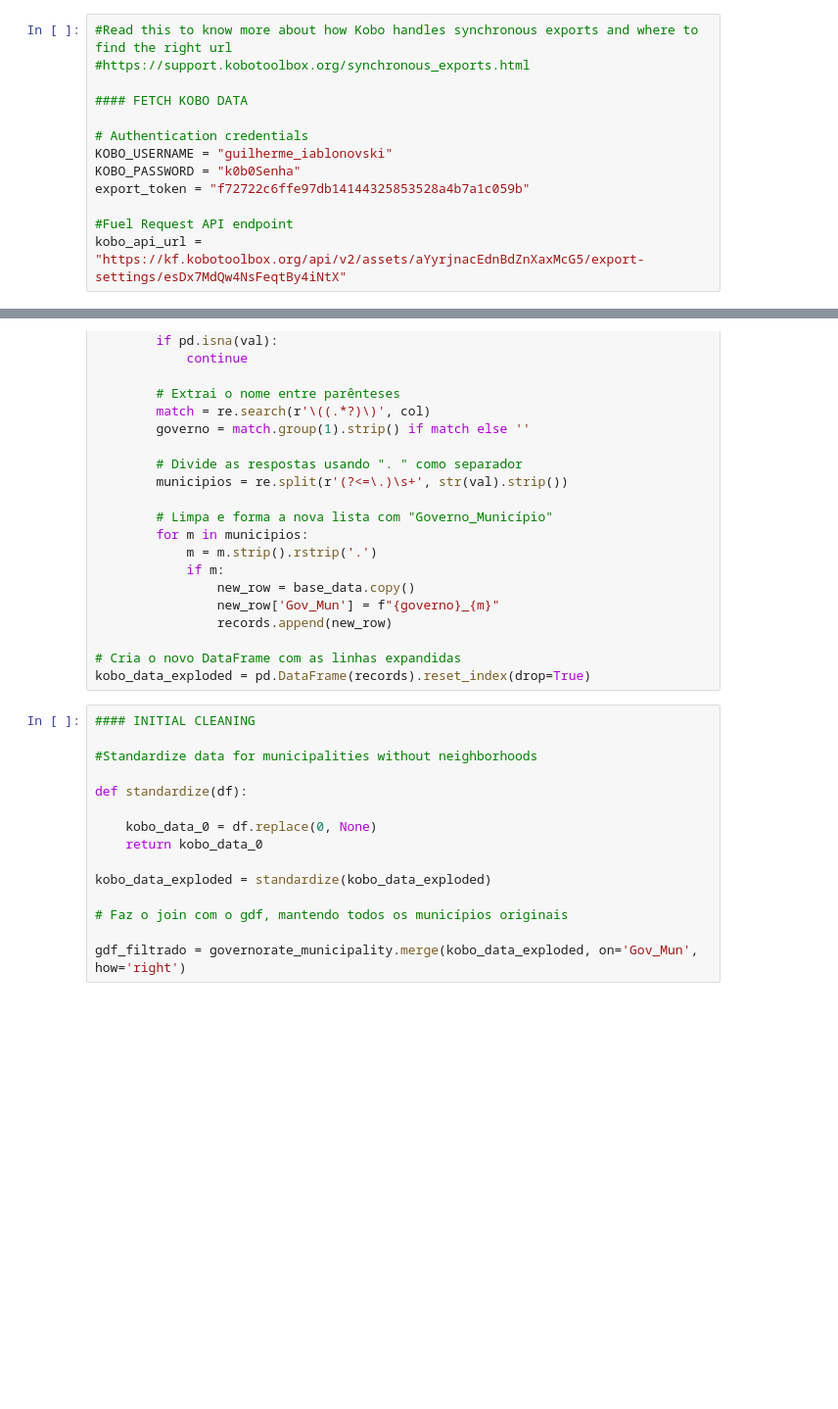
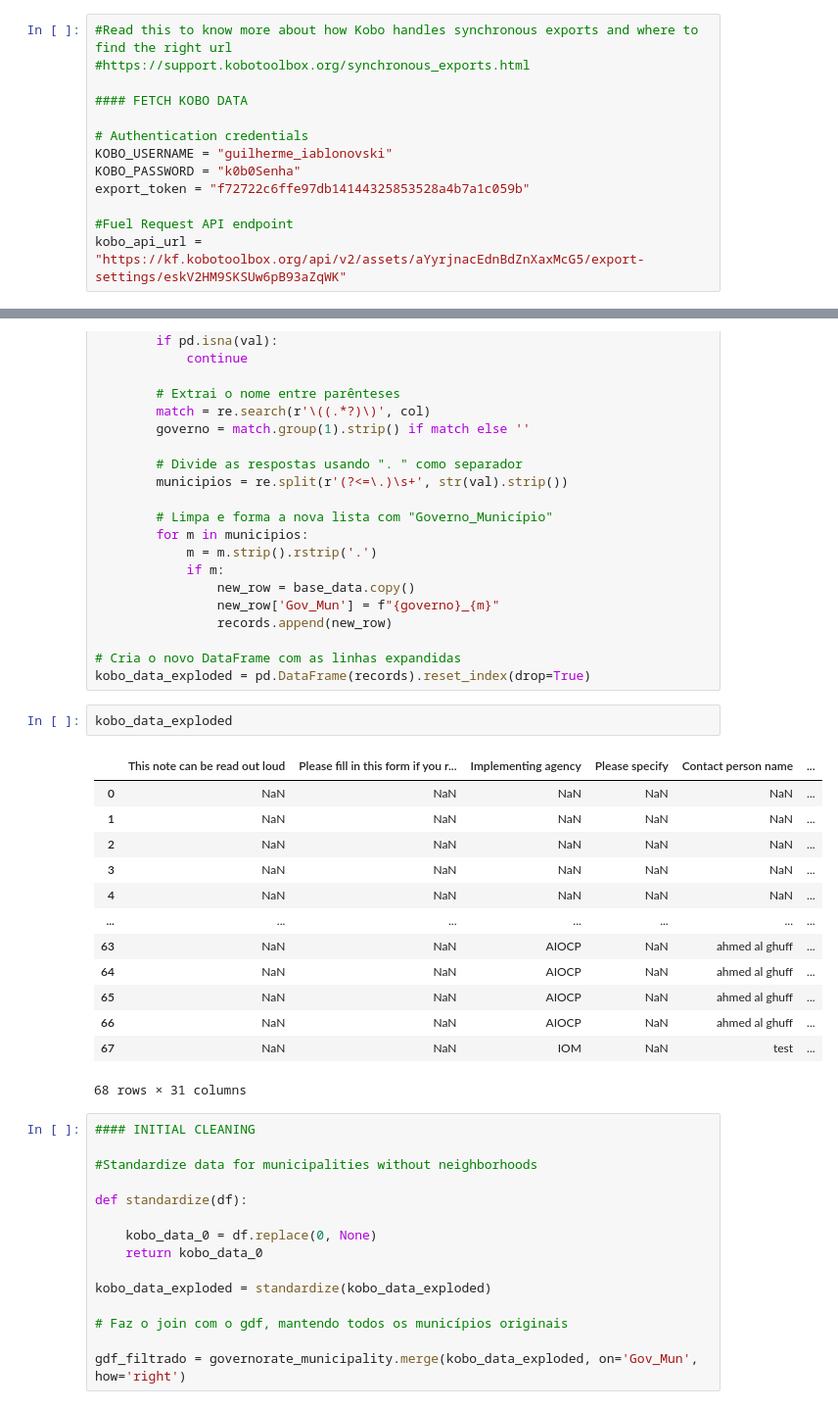
Before and after one commit to josesmoscon/kobotoagol_v01, a Jupyter notebook: fuel_test.ipynb, the cells around one changed output, grey strips where cells are left out. Shown: that part at 98% size. Saved outputs shown, nothing was run; the diff lists cells and outputs as text; blank space fills up the shorter version.

```diff
--- a/fuel_test.ipynb
+++ b/fuel_test.ipynb
@@ -39,7 +39,7 @@ KOBO_PASSWORD = "k0b0Senha"
 export_token = "f72722c6ffe97db14144325853528a4b7a1c059b"
 
 #Fuel Request API endpoint
-kobo_api_url = "https://kf.kobotoolbox.org/api/v2/assets/aYyrjnacEdnBdZnXaxMcG5/export-settings/esDx7MdQw4NsFeqtBy4iNtX"
+kobo_api_url = "https://kf.kobotoolbox.org/api/v2/assets/aYyrjnacEdnBdZnXaxMcG5/export-settings/eskV2HM9SKSUw6pB93aZqWK"
 # %%
 def getKoboForm(url):
     # Create a session with authentication
@@ -97,6 +116,22 @@ for _, row in kobo_data.iterrows():
 
 # Cria o novo DataFrame com as linhas expandidas
 kobo_data_exploded = pd.DataFrame(records).reset_index(drop=True)
+# %%
+kobo_data_exploded
+# %% [output]
+|  | This note can be read out loud | Please fill in this form if you r... | Implementing agency | Please specify | Contact person name | ... |
+| 0 | NaN | NaN | NaN | NaN | NaN | ... |
+| 1 | NaN | NaN | NaN | NaN | NaN | ... |
+| 2 | NaN | NaN | NaN | NaN | NaN | ... |
+| 3 | NaN | NaN | NaN | NaN | NaN | ... |
+| 4 | NaN | NaN | NaN | NaN | NaN | ... |
+| ... | ... | ... | ... | ... | ... | ... |
+| 63 | NaN | NaN | AIOCP | NaN | ahmed al ghuff | ... |
+| 64 | NaN | NaN | AIOCP | NaN | ahmed al ghuff | ... |
+| 65 | NaN | NaN | AIOCP | NaN | ahmed al ghuff | ... |
+| 66 | NaN | NaN | AIOCP | NaN | ahmed al ghuff | ... |
+| 67 | NaN | NaN | IOM | NaN | test | ... |
+68 rows × 31 columns
 # %%
 #### INITIAL CLEANING
 
```
Also changed, not shown: parts of 1 cell of this notebook, 2 other files.
